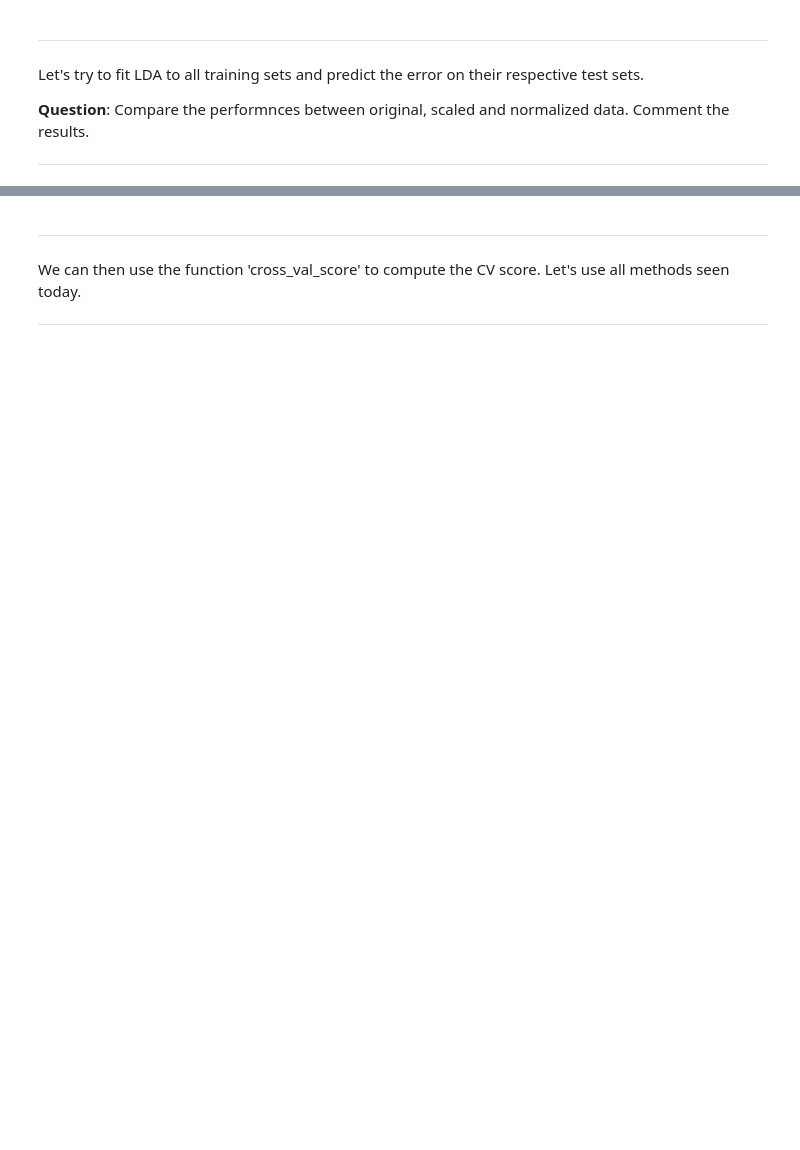
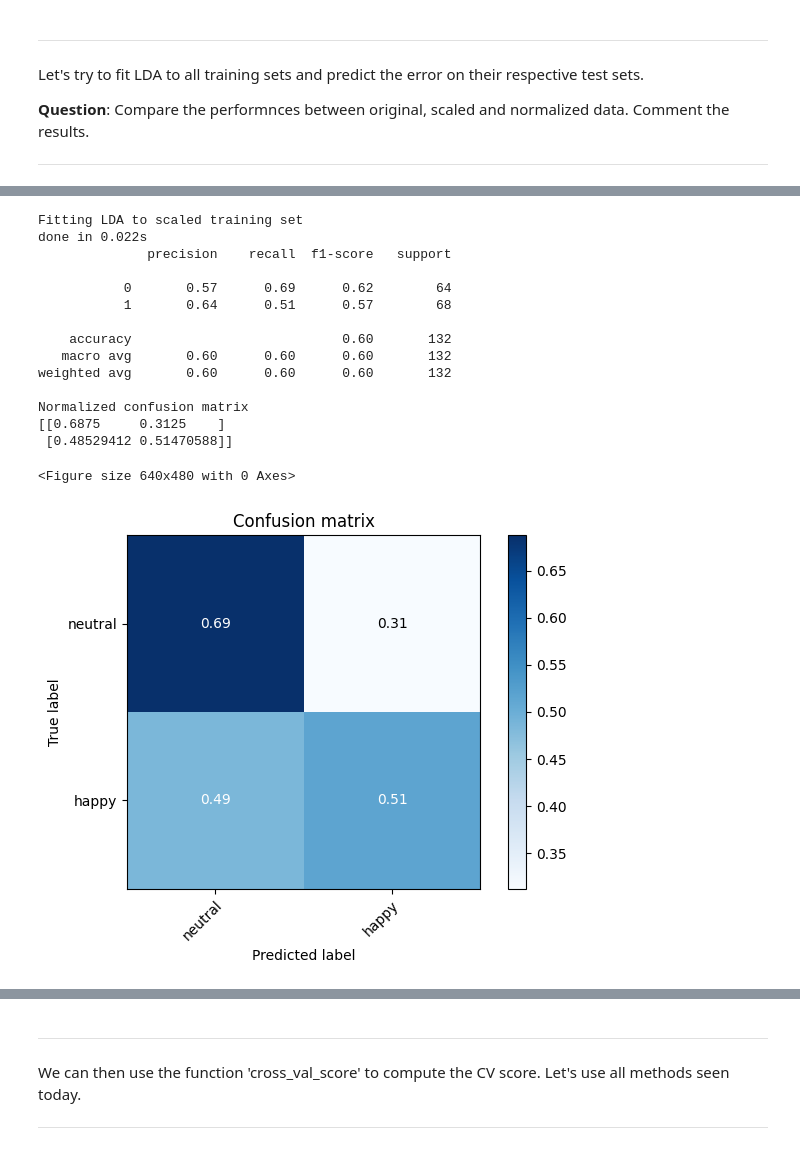
Before and after one commit to Wassim-Smati/tp-machine-learning, a Jupyter notebook: TP/TP_IntroSupervised_MachineLearning_1part_FEI.ipynb, the cells around one changed output, grey strips where cells are left out. Saved outputs shown, nothing was run; the diff lists cells and outputs as text; code cells hidden in the pictures; blank space fills up the shorter version.

```diff
--- a/TP/TP_IntroSupervised_MachineLearning_1part_FEI.ipynb
+++ b/TP/TP_IntroSupervised_MachineLearning_1part_FEI.ipynb
@@ -178,7 +177,8 @@ for i in range(0,6):
 ---
 # %%
 # Shuffle data randomly. Hint: Use np.random.shuffle
-indeces=XXXXXXXXXXX
+indeces=np.arange(N)
+np.random.shuffle(indeces)
 
 XpGPA=XGPA[indeces]
 Xp=X[indeces]
@@ -253,7 +259,7 @@ dist_average=np.zeros((N,M))
 average=np.reshape(Xmean,(M,2)) # Reshape average as matrix
 
 for i in range(N):
-    landmark=XXXXXXXXXXX # Reshape all landmarks as matrices
-    dist_average[i]=XXXXXXXXXXX
+    landmark=np.reshape(XpGPA[i],(M,2)) # Reshape all landmarks as matrices
+    dist_average[i]=paired_distances(landmark,average)
 
 print('Number of subjects N is: ', dist_average.shape[0], ' ; number of features is: ',  dist_average.shape[1] )
@@ -285,9 +295,9 @@ X_test_scale=scaler.transform(X_test)
 # https://scikit-learn.org/stable/modules/generated/sklearn.preprocessing.MinMaxScaler.html?highlight=minmaxscaler#sklearn.preprocessing.MinMaxScaler
 
 normalizer = MinMaxScaler()
-XXXXXXXXXXX
-X_train_normalize=XXXXXXXXXXX
-X_test_normalize=XXXXXXXXXXX
+normalizer.fit(X_train)
+X_train_normalize=normalizer.transform(X_train)
+X_test_normalize=normalizer.transform(X_test)
 # %% [markdown]
 
 
@@ -327,0 +349,31 @@ XXXXXXXXXXX
+# %%
+# Fitting LDA to scaled data
+print("Fitting LDA to scaled training set")
+t0 = time()
+lda_scale = LinearDiscriminantAnalysis()
+lda_scale.fit(X_train_scale, y_train)
+y_pred_scale = lda_scale.predict(X_test_scale)
+print("done in %0.3fs" % (time() - t0))
+print(classification_report(y_test, y_pred_scale))
+
+cnf_matrix_scale = confusion_matrix(y_test, y_pred_scale)
+plt.figure()
+plot_confusion_matrix(cnf_matrix_scale, classes=class_names, normalize=True)
+plt.show()
+# %% [output]
+Fitting LDA to scaled training set
+done in 0.022s
+              precision    recall  f1-score   support
+
+           0       0.57      0.69      0.62        64
+           1       0.64      0.51      0.57        68
+
+    accuracy                           0.60       132
+   macro avg       0.60      0.60      0.60       132
+weighted avg       0.60      0.60      0.60       132
+
+Normalized confusion matrix
+[[0.6875     0.3125    ]
+ [0.48529412 0.51470588]]
+<Figure size 640x480 with 0 Axes>
+[figure, added]
```
Also changed, not shown: parts of 38 cells of this notebook.
